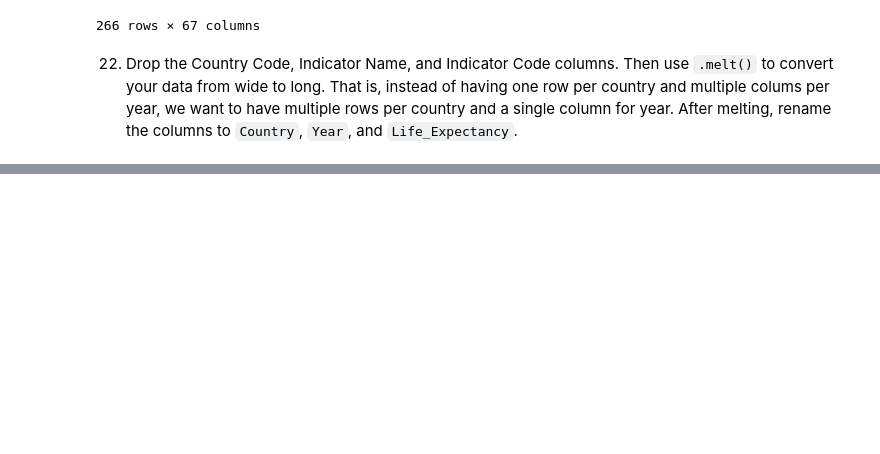
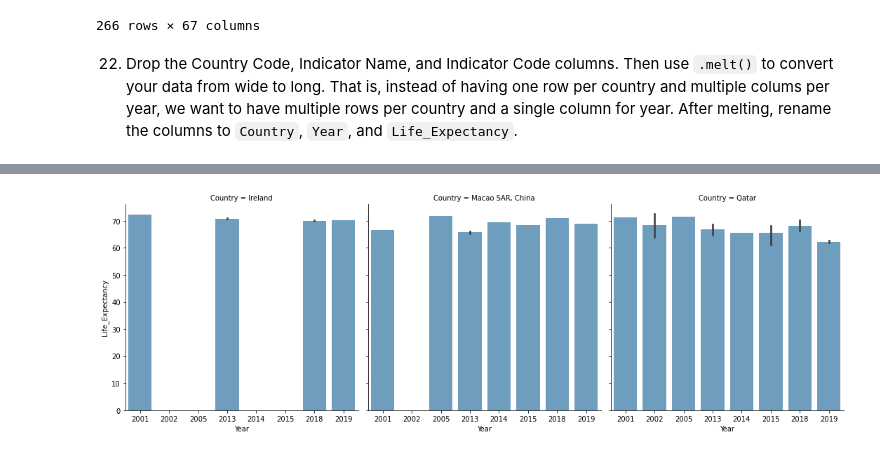
Before and after one commit to nss-data-science-cohort-6/un_data_question-michialm, a Jupyter notebook: notebooks/UN_Data_Exploration.ipynb, the cells around one changed output, grey strips where cells are left out. Cells and saved outputs as stored; diff of their text form; code cells hidden in the pictures; blank space fills up the shorter version.

```diff
--- a/notebooks/UN_Data_Exploration.ipynb
+++ b/notebooks/UN_Data_Exploration.ipynb
@@ -418,0 +443,7 @@ life_expectancy.melt(id_vars='Country Name').dropna()
+# %%
+gdp_df['Year'] = gdp_df['Year'].astype(str)
+# %%
+life_expectancy['Year']=gdp_df['Year'].astype(str)
+# %%
+gdp_le = pd.merge(life_expectancy, gdp_df, on = ['Year', 'Country'])
+gdp_le
@@ -418,0 +495,3 @@ life_expectancy.melt(id_vars='Country Name').dropna()
+# %%
+gdp_le_top_2019 = gdp_le.loc[gdp_le['Country'].isin(['Macao SAR, China', 'Qatar', 'Ireland'])]
+gdp_le_top_2019.sort_values('Year')
@@ -418,0 +536,5 @@ life_expectancy.melt(id_vars='Country Name').dropna()
+# %%
+g = sns.FacetGrid(gdp_le_top_2019, col='Country', height=5)
+g.map(sns.barplot, 'Year', 'Life_Expectancy', order = ['2001', '2002', '2005', '2013', '2014', '2015', '2018', '2019'], alpha=0.7);
+# %% [output]
+[figure, added]
```
Also changed, not shown: parts of 21 cells of this notebook.
